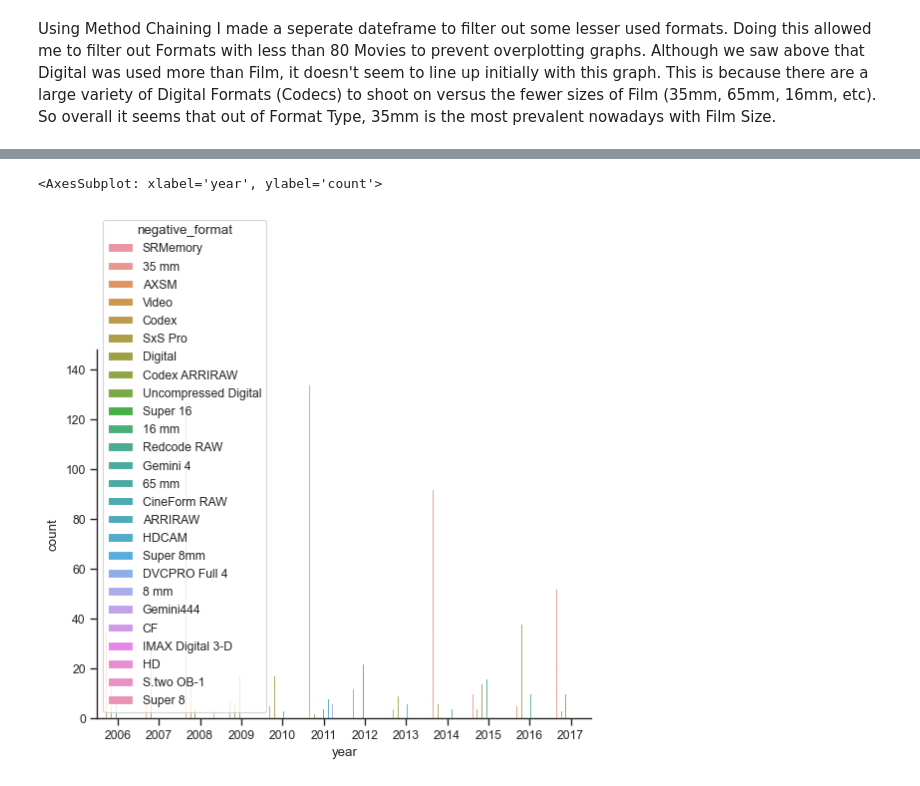
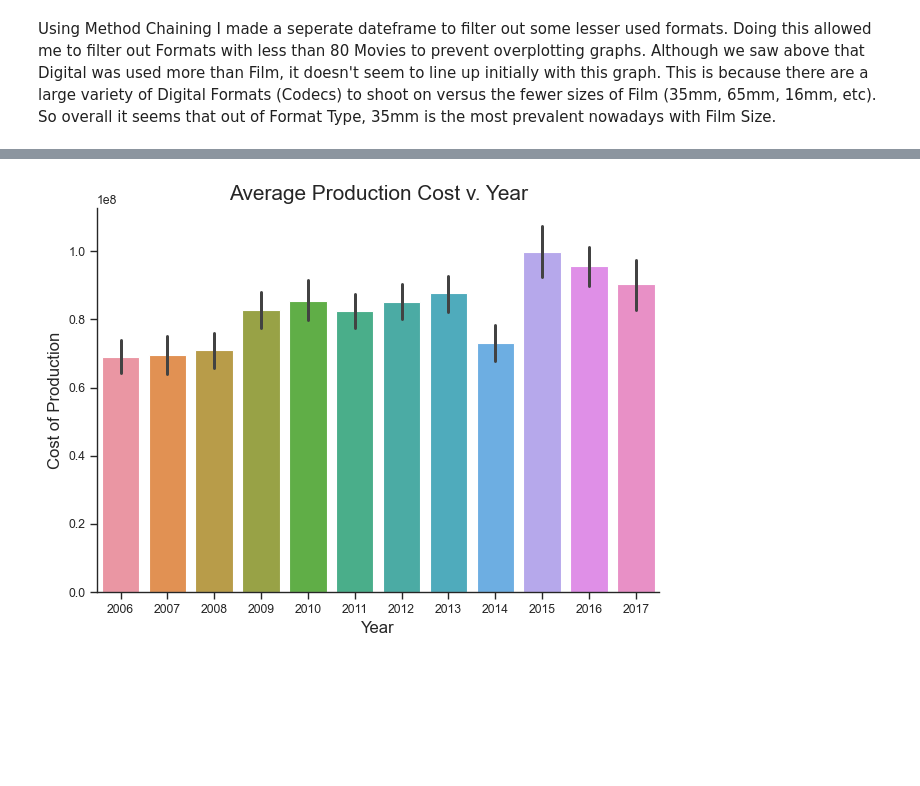
Before and after one commit to ubco-W2022T1-cosc301/project-group16, a Jupyter notebook: notebooks/analysis1.ipynb, the cells around one changed output, grey strips where cells are left out. Saved outputs shown, nothing was run; the diff lists cells and outputs as text; code cells hidden in the pictures; blank space fills up the shorter version.

```diff
--- a/notebooks/analysis1.ipynb
+++ b/notebooks/analysis1.ipynb
@@ -110,5 +111,9 @@ sns.catplot(df_clean, x="year", y="budget")
-# %%
-sns.countplot(df_clean, x="year", hue="negative_format")
-# %% [output]
-<AxesSubplot: xlabel='year', ylabel='count'>
-[figure, removed]
+# %%
+cx = sns.barplot(df_clean, x="year", y="budget") # Plotting the Graph
+plt.xlabel("Year", size=12)
+plt.ylabel("Cost of Production", size=12)
+plt.title("Average Production Cost v. Year", size=15)
+plt.tight_layout()
+plt.show()
+# %% [output]
+[figure, added]
```
Also changed, not shown: parts of 13 cells of this notebook, 2 other files.
